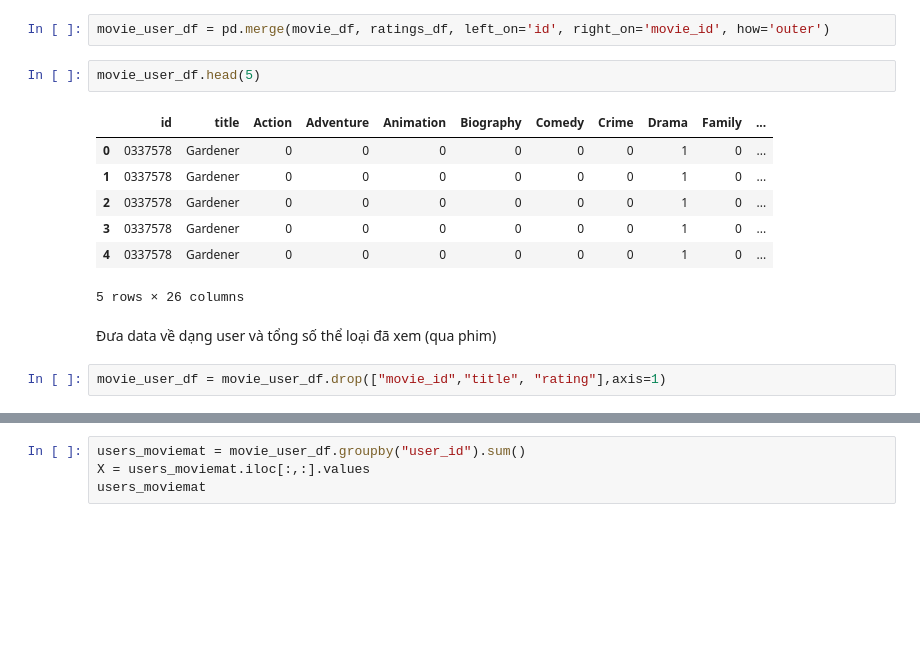
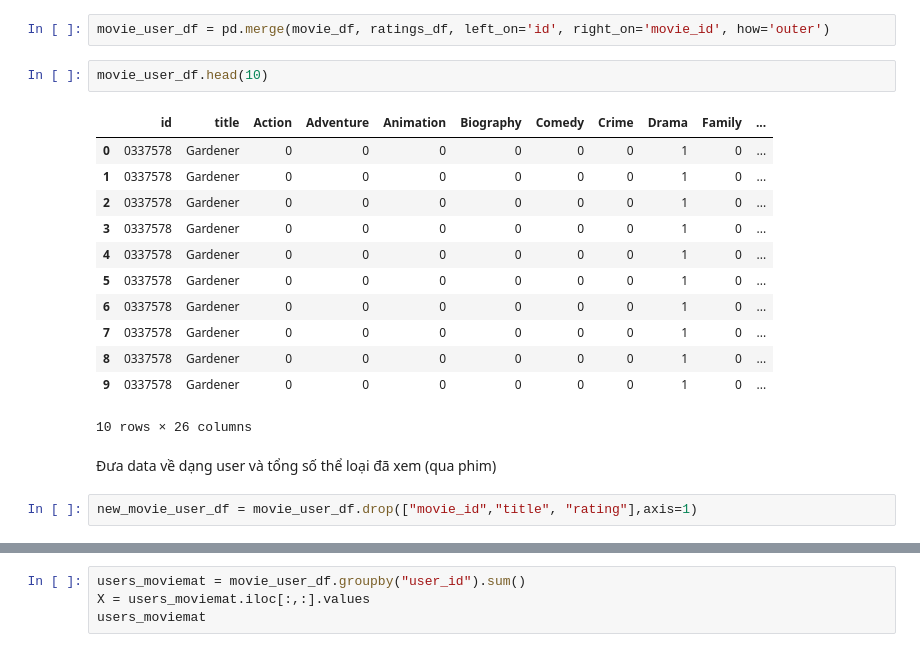
Before and after one commit to bathinh001/Movie-Recommendation-IMDb, a Jupyter notebook: main/main.ipynb, the cells around one changed output, grey strips where cells are left out. Saved outputs shown, nothing was run; the diff lists cells and outputs as text; blank space fills up the shorter version.

```diff
--- a/main/main.ipynb
+++ b/main/main.ipynb
@@ -343,16 +343,21 @@ Merge table có user và movie lại
 # %%
 movie_user_df = pd.merge(movie_df, ratings_df, left_on='id', right_on='movie_id', how='outer')
 # %%
-movie_user_df.head(5)
+movie_user_df.head(10)
 # %% [output]
 |  | id | title | Action | Adventure | Animation | Biography | Comedy | Crime | Drama | Family | ... |
 | 0 | 0337578 | Gardener | 0 | 0 | 0 | 0 | 0 | 0 | 1 | 0 | ... |
 | 1 | 0337578 | Gardener | 0 | 0 | 0 | 0 | 0 | 0 | 1 | 0 | ... |
 | 2 | 0337578 | Gardener | 0 | 0 | 0 | 0 | 0 | 0 | 1 | 0 | ... |
 | 3 | 0337578 | Gardener | 0 | 0 | 0 | 0 | 0 | 0 | 1 | 0 | ... |
 | 4 | 0337578 | Gardener | 0 | 0 | 0 | 0 | 0 | 0 | 1 | 0 | ... |
+| 5 | 0337578 | Gardener | 0 | 0 | 0 | 0 | 0 | 0 | 1 | 0 | ... |
+| 6 | 0337578 | Gardener | 0 | 0 | 0 | 0 | 0 | 0 | 1 | 0 | ... |
+| 7 | 0337578 | Gardener | 0 | 0 | 0 | 0 | 0 | 0 | 1 | 0 | ... |
+| 8 | 0337578 | Gardener | 0 | 0 | 0 | 0 | 0 | 0 | 1 | 0 | ... |
+| 9 | 0337578 | Gardener | 0 | 0 | 0 | 0 | 0 | 0 | 1 | 0 | ... |
-5 rows × 26 columns
+10 rows × 26 columns
 # %% [markdown]
 Đưa data về dạng user và tổng số thể loại đã xem (qua phim)
 # %%
-movie_user_df = movie_user_df.drop(["movie_id","title", "rating"],axis=1)
+new_movie_user_df = movie_user_df.drop(["movie_id","title", "rating"],axis=1)
```
Also changed, not shown: parts of 8 cells of this notebook.
